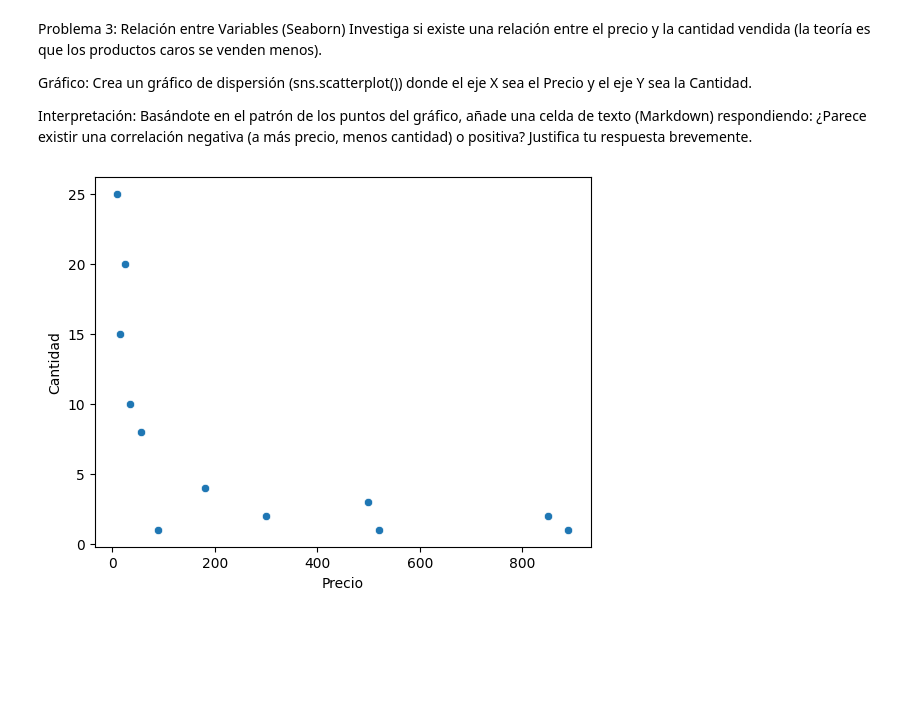
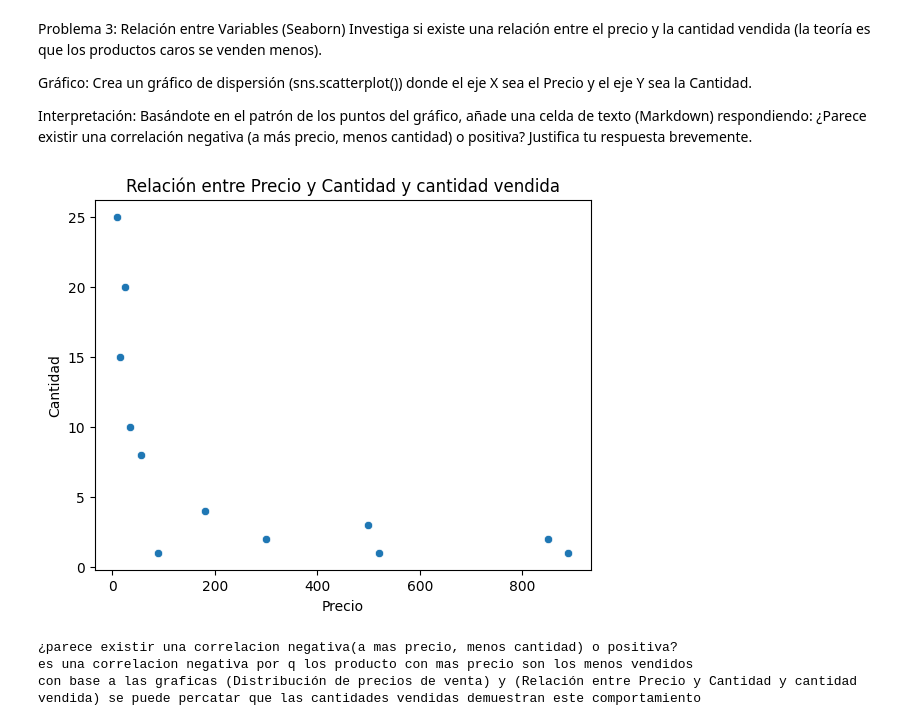
Before and after one commit to J-Arturo-Rivas/CDSeptiembre2025, a Jupyter notebook: sesion4.ipynb, the cells around one changed output. Saved outputs shown, nothing was run; the diff lists cells and outputs as text; code cells hidden in the pictures; blank space fills up the shorter version.

```diff
--- a/sesion4.ipynb
+++ b/sesion4.ipynb
@@ -60,10 +59,17 @@ Investiga si existe una relación entre el precio y la cantidad vendida (la teor
 Gráfico: Crea un gráfico de dispersión (sns.scatterplot()) donde el eje X sea el Precio y el eje Y sea la Cantidad.
 
 Interpretación: Basándote en el patrón de los puntos del gráfico, añade una celda de texto (Markdown) respondiendo: ¿Parece existir una correlación negativa (a más precio, menos cantidad) o positiva? Justifica tu respuesta brevemente.
-# %%
-sns.scatterplot(x=ventas_df['Precio'], y=ventas_df['Cantidad'])
-plt.show()
-print("Parece existir una correlación negativa (a más precio, menos cantidad).")
-print("los productos mas comprados son de precio bajo")
-# %% [output]
-[figure, removed]
+# %%
+sns.scatterplot(data=ventas_df, x='Precio', y='Cantidad')
+plt.title('Relación entre Precio y Cantidad y cantidad vendida')
+plt.xlabel('Precio')
+plt.ylabel('Cantidad')
+plt.show()
+print("¿parece existir una correlacion negativa(a mas precio, menos cantidad) o positiva?")
+print("es una correlacion negativa por q los producto con mas precio son los menos vendidos")
+print("con base a las graficas (Distribución de precios de venta) y (Relación entre Precio y Cantidad y cantidad vendida) se puede percatar que las cantidades vendidas demuestran este comportamiento")
+# %% [output]
+[figure, added]
+¿parece existir una correlacion negativa(a mas precio, menos cantidad) o positiva?
+es una correlacion negativa por q los producto con mas precio son los menos vendidos
+con base a las graficas (Distribución de precios de venta) y (Relación entre Precio y Cantidad y cantidad vendida) se puede percatar que las cantidades vendidas demuestran este comportamiento
```
Also changed, not shown: parts of 5 cells of this notebook.
